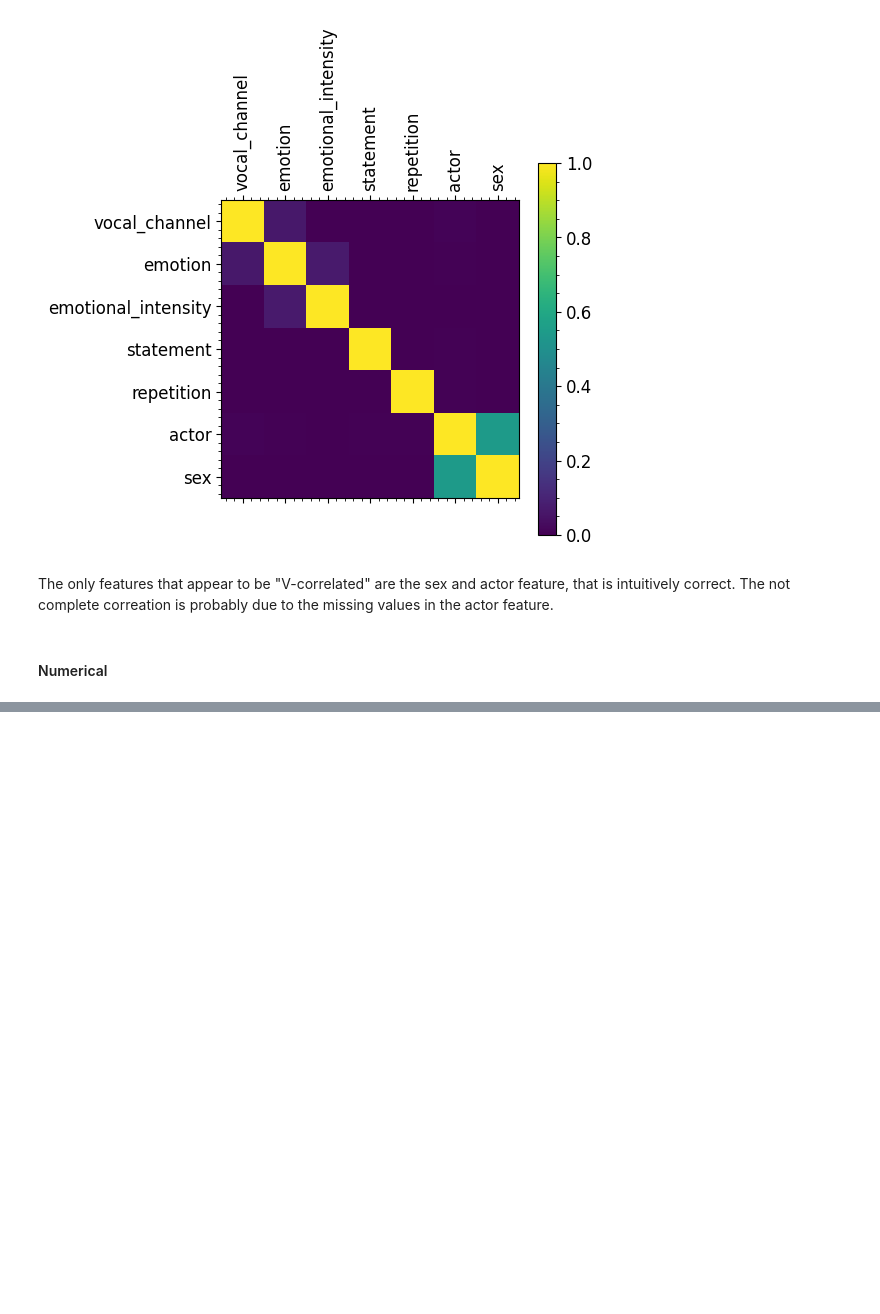
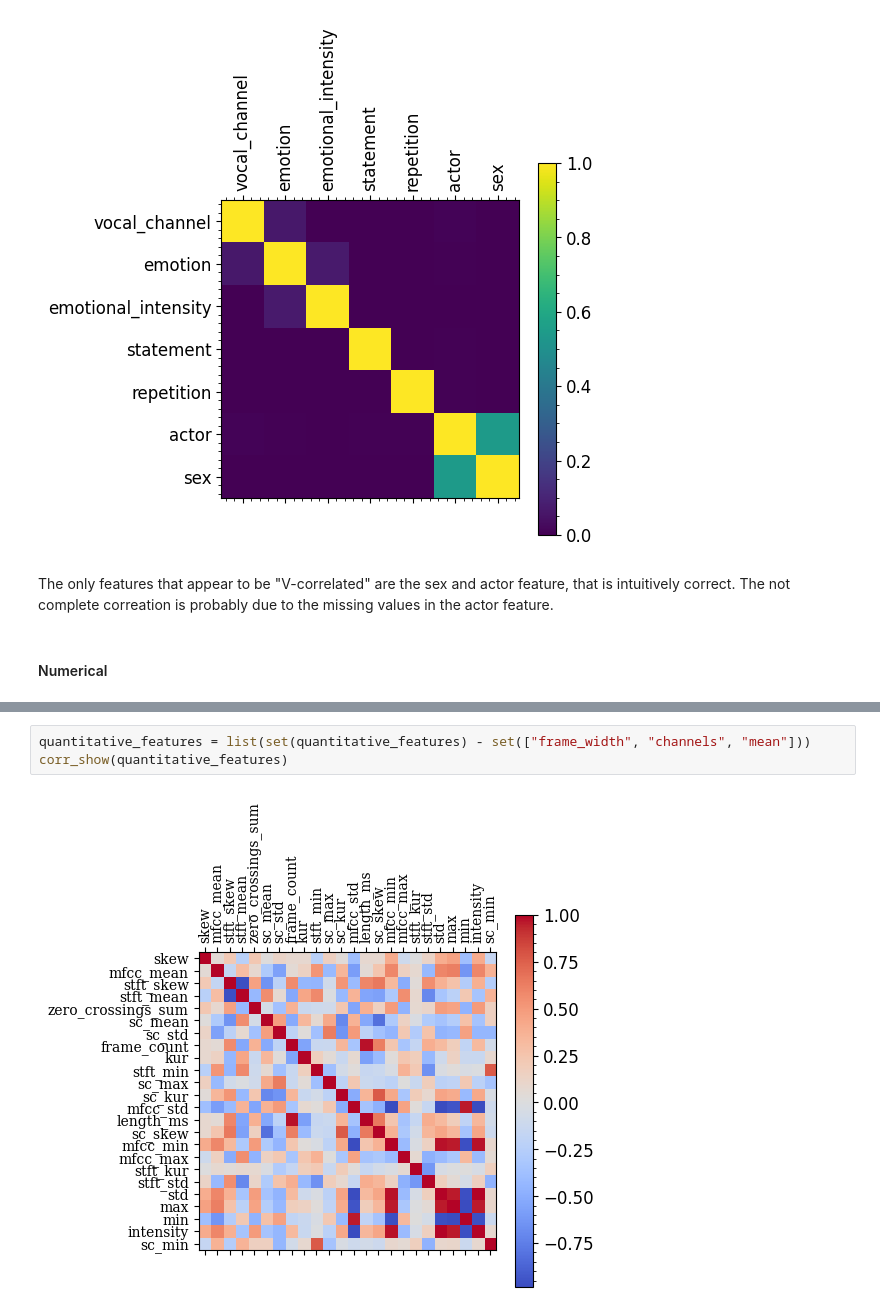
Before and after one commit to djanloo/dynamiting, a Jupyter notebook: UNDERSTANDING/data_understanding.ipynb, the cells around one changed output, grey strips where cells are left out. Drawn from its saved outputs; the diff is of its cells as text; blank space fills up the shorter version.

```diff
--- a/UNDERSTANDING/data_understanding.ipynb
+++ b/UNDERSTANDING/data_understanding.ipynb
@@ -203,0 +210,5 @@ print()
+# %%
+quantitative_features = list(set(quantitative_features) - set(["frame_width", "channels", "mean"]))
+corr_show(quantitative_features)
+# %% [output]
+[figure, added]
```
Also changed, not shown: parts of 5 cells of this notebook.
